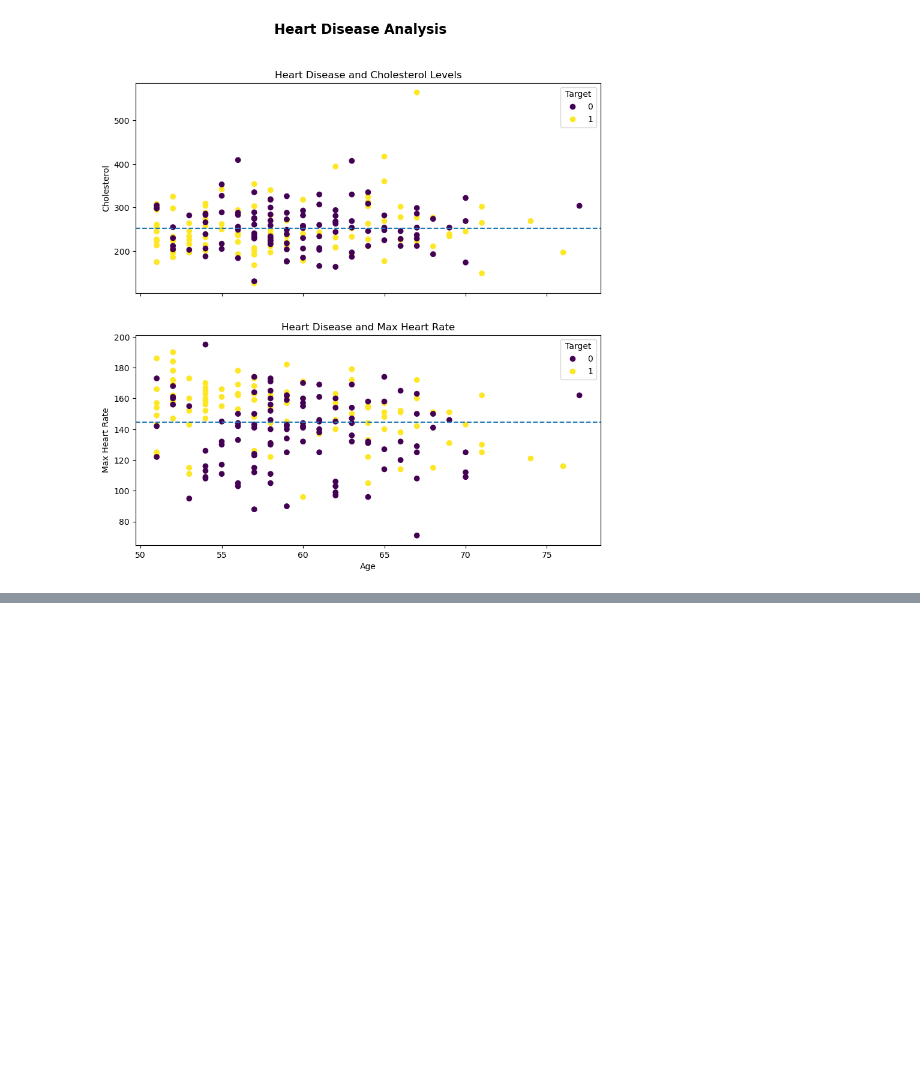
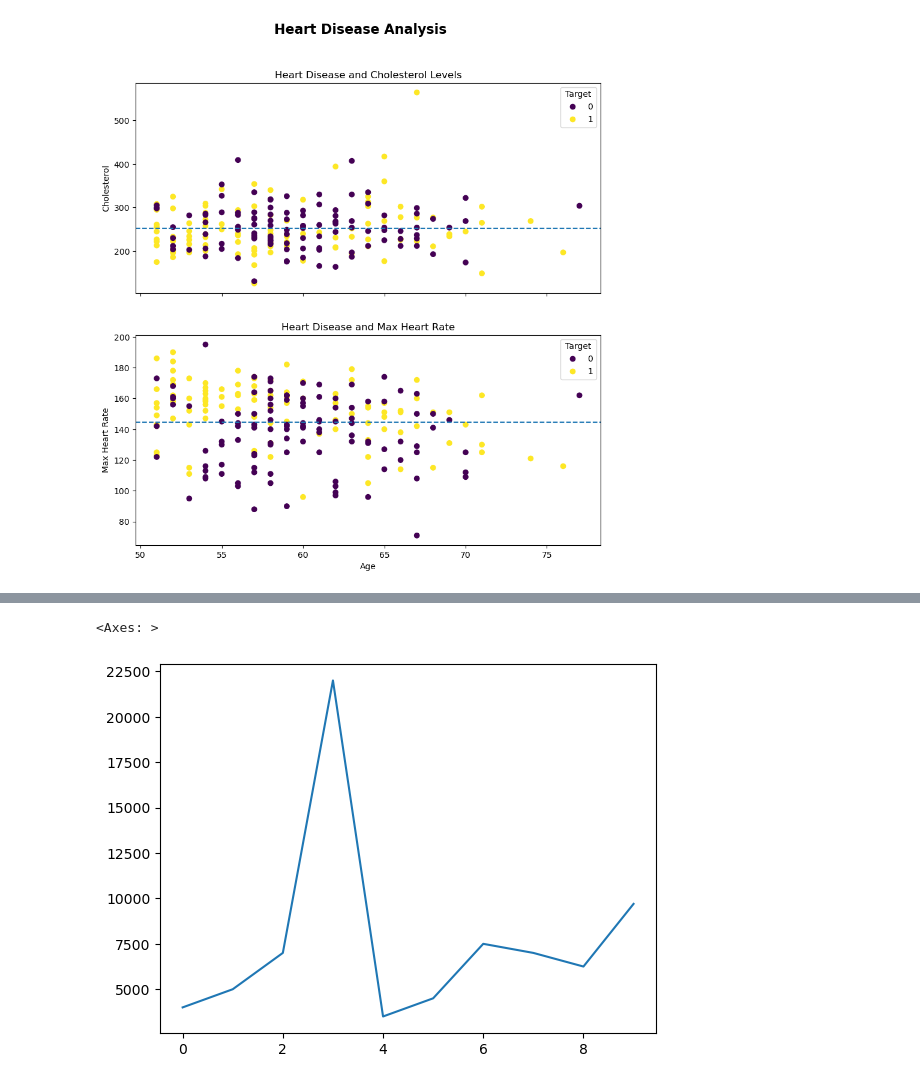
Before and after one commit to sserges/sample_project, a Jupyter notebook: intro-matplot.ipynb, the cells around one changed output, grey strips where cells are left out. Cells and saved outputs as stored; diff of their text form; code cells hidden in the pictures; blank space fills up the shorter version.

Commit message:
Customizing your plots

```diff
--- a/intro-matplot.ipynb
+++ b/intro-matplot.ipynb
@@ -457,0 +481,5 @@ fig.suptitle("Heart Disease Analysis", fontsize=16, fontweight="bold");
+# %%
+car_sales["Price"].plot()
+# %% [output]
+<Axes: >
+[figure, added]
```
Also changed, not shown: parts of 20 cells of this notebook.
